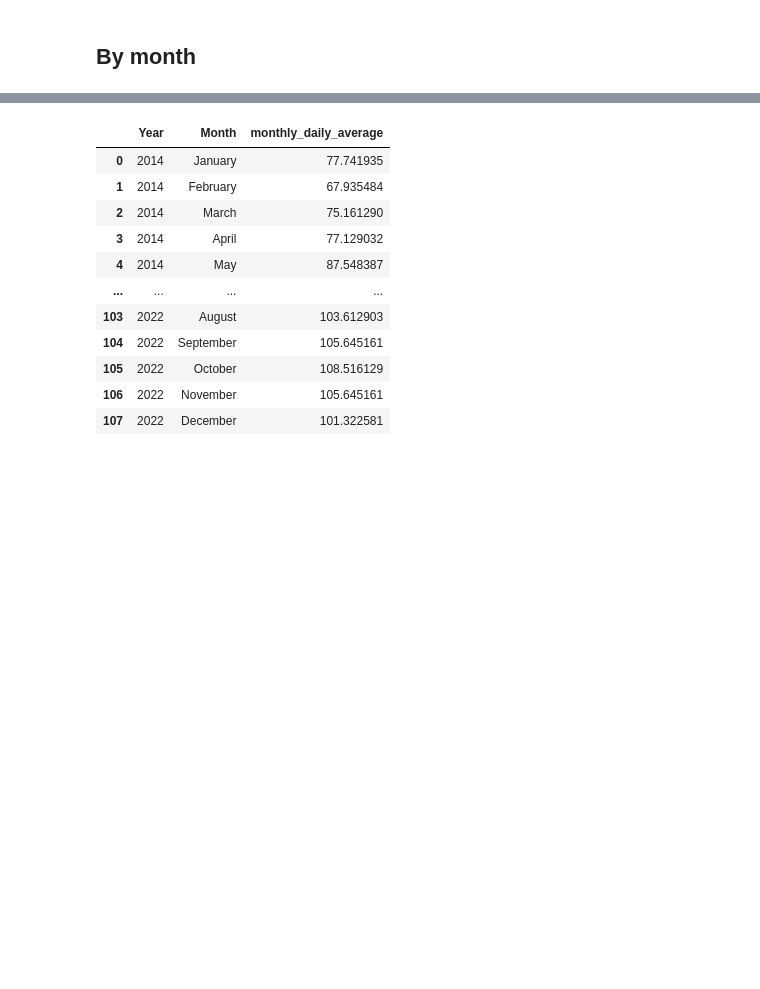
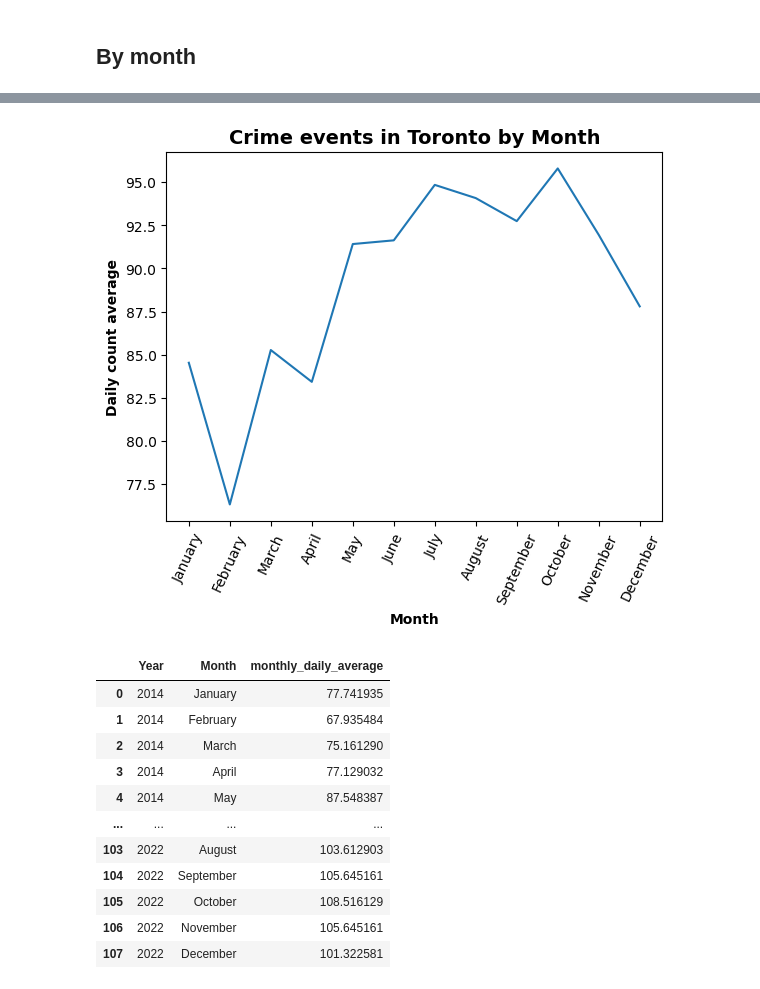
Before and after one commit to fannysigouin/project1, a Jupyter notebook: q2_peak_times.ipynb, the cells around one changed output, grey strips where cells are left out. Drawn from its saved outputs; the diff is of its cells as text; code cells hidden in the pictures; blank space fills up the shorter version.

```diff
--- a/q2_peak_times.ipynb
+++ b/q2_peak_times.ipynb
@@ -193,0 +228,6 @@ plt.show()
+# %%
+month_df = (daily_count
+    .groupby('Month', as_index=False)
+    .agg(daily_average=('Daily count', 'mean'))
+)
+month_df
@@ -194,3 +248,24 @@ plt.show()
+# %%
+fig, ax = plt.subplots()
+
+ax.plot(
+    month_df['Month'],
+    month_df['daily_average']
+)
+
+plt.xlabel('Month', fontdict={'weight': 700})
+plt.ylabel('Daily count average', fontdict={'weight': 700})
+plt.title(
+    'Crime events in Toronto by Month',
+    fontdict={'weight': 700, 'size': 14}
+    )
+
+plt.xticks(rotation=65)
+
+
+plt.show()
+# %% [output]
+[figure, added]
 # %%
 day_av_by_month = (daily_count
     .groupby(['Year', 'Month'], as_index=False)
```
Also changed, not shown: parts of 27 cells of this notebook.
